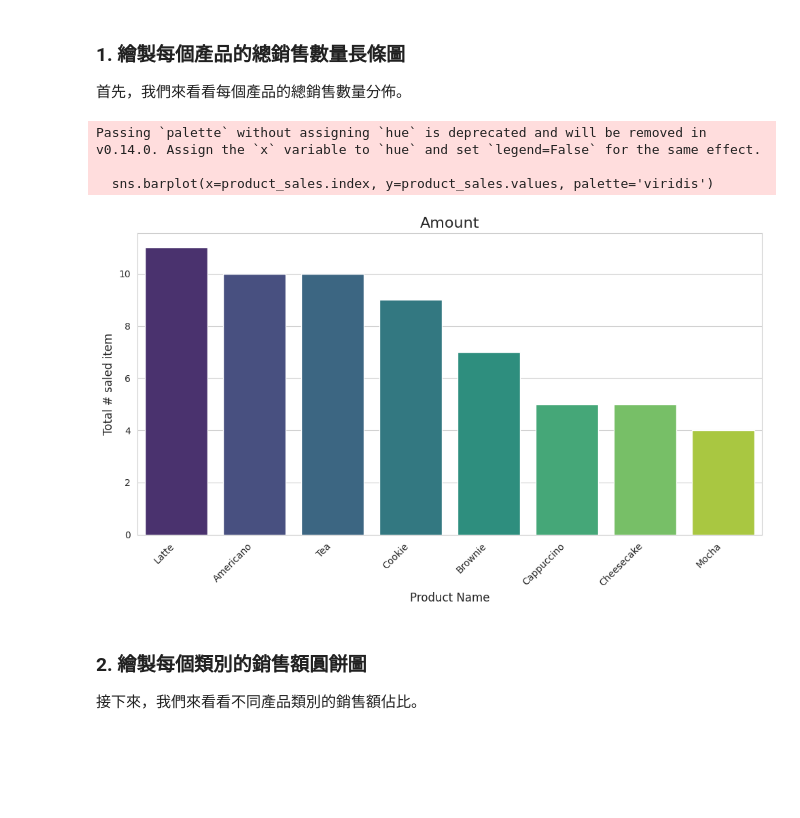
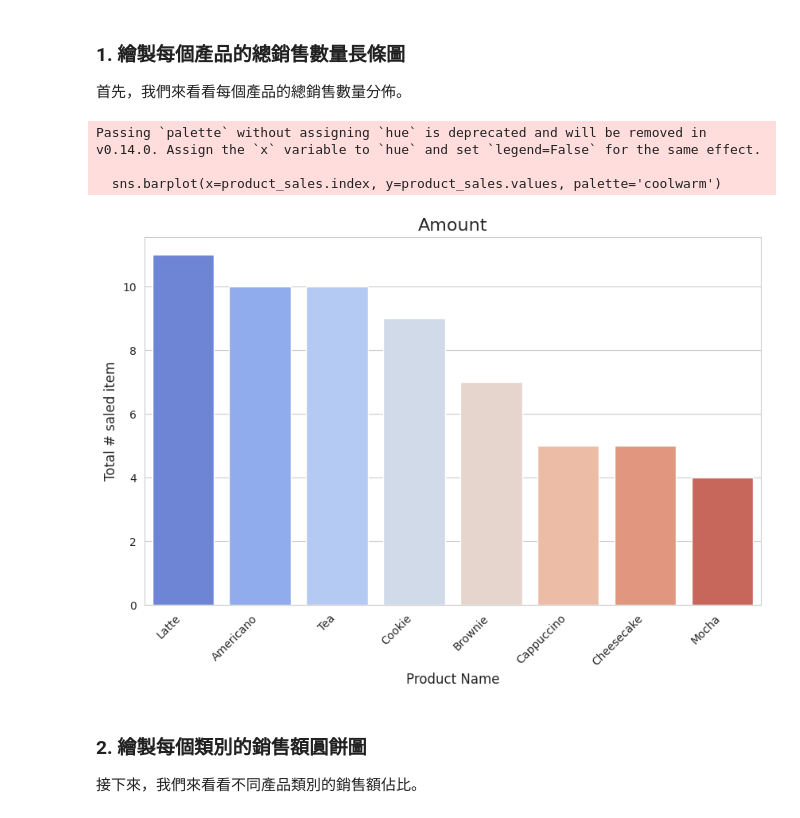
Before and after one commit to ChungyiBossi/GjunDataAnaysis, a Jupyter notebook: coffee_shop.ipynb, the cells around one changed output. Saved outputs shown, nothing was run; the diff lists cells and outputs as text; code cells hidden in the pictures; blank space fills up the shorter version.

```diff
--- a/coffee_shop.ipynb
+++ b/coffee_shop.ipynb
@@ -18,8 +27,8 @@ Requirement already satisfied: six>=1.5 in /usr/local/lib/python3.12/dist-packag
 import pandas as pd
 
 # 讀取 CSV 檔案
-# df = pd.read_csv('/content/coffee_shop.csv')
-df = pd.read_csv('/content/drive/MyDrive/工作/2026/巨匠北認-商業資料分析/coffee_shop.csv')
+# df = pd.read_csv('/content/coffee_shop.csv') # 手動上傳的讀取方式
+df = pd.read_csv('/content/drive/MyDrive/工作/2026/巨匠北認-商業資料分析/0718/coffee_shop.csv') # DataFrame
 
-print(type(df))
+type(df)
 # %% [output]
@@ -64,0 +74,4 @@ df[['Product', 'Category', 'Price']] # index為一個List
+# %%
+df['TotalPrice'] = df['Price'] * df['Quantity']
+print(type(df['TotalPrice']))
+df.head()
@@ -180,28 +343,27 @@ for product_name, group_data in df.groupby('Product'):
 # %%
 import matplotlib.pyplot as plt
 import seaborn as sns
 
 # 設定圖表風格
 sns.set_style("whitegrid")
 
 # 計算每個產品的總銷售數量 (若尚未計算，則在此處重新計算)
 product_sales = df.groupby('Product')['Quantity'].sum().sort_values(ascending=False)
 
 # 繪製長條圖
 plt.figure(figsize=(10, 6))
-sns.barplot(x=product_sales.index, y=product_sales.values, palette='viridis')
-plt.title('Amount', fontsize=16)
-plt.xlabel('Product Name', fontsize=12)
-plt.ylabel('Total # saled item', fontsize=12)
-plt.xticks(rotation=45, ha='right')
-plt.tight_layout()
+sns.barplot(x=product_sales.index, y=product_sales.values, palette='coolwarm')
+plt.title('Amount', fontsize=16) # 圖表名稱
+plt.xlabel('Product Name', fontsize=12) # X軸名稱
+plt.ylabel('Total # saled item', fontsize=12) # Y軸名稱
+plt.xticks(rotation=45, ha='right') #控制著刻度標籤的水平對齊方式，如果是right意謂刻度標籤的右邊會對其bar的中心。
 plt.savefig('product_sales.png') # before show fig
 plt.show()
 # %% [output]
 Passing `palette` without assigning `hue` is deprecated and will be removed in v0.14.0. Assign the `x` variable to `hue` and set `legend=False` for the same effect.
 
-  sns.barplot(x=product_sales.index, y=product_sales.values, palette='viridis')
+  sns.barplot(x=product_sales.index, y=product_sales.values, palette='coolwarm')
-[figure, old version]
+[figure, new version]
 # %% [markdown]
 ### 2. 繪製每個類別的銷售額圓餅圖
 
```
Also changed, not shown: parts of 30 cells of this notebook.
